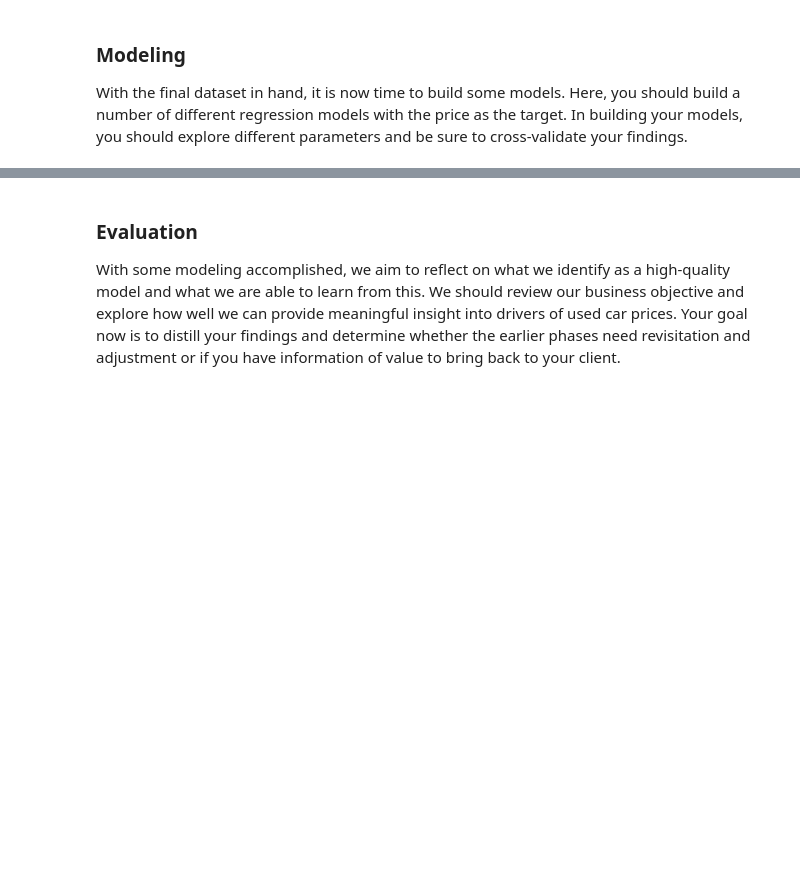
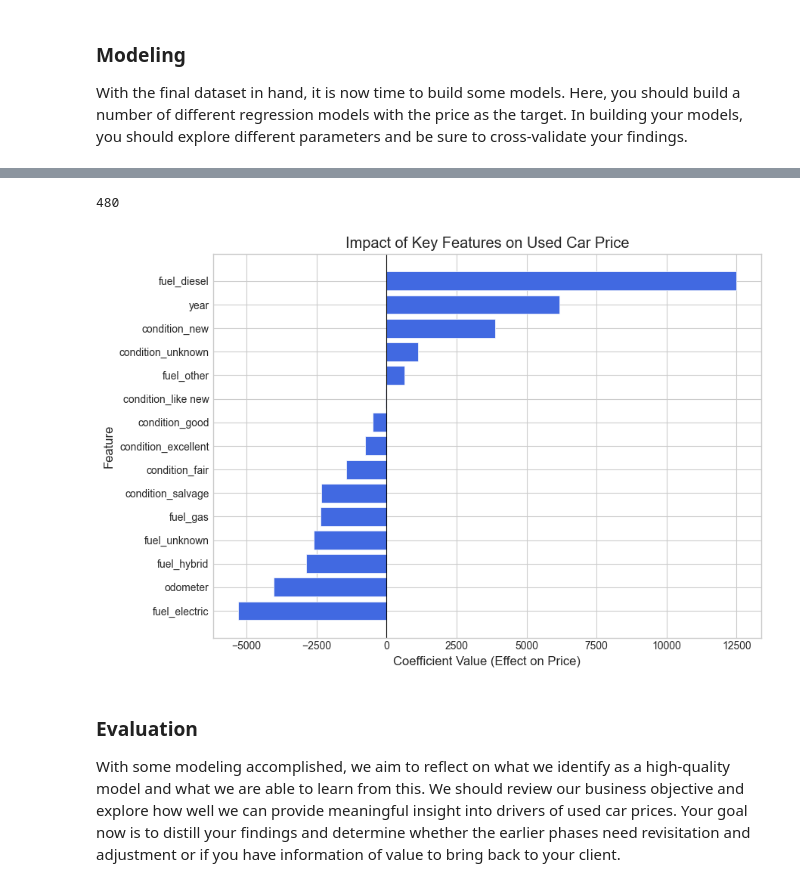
Before and after one commit to RSellathurai/module-11, a Jupyter notebook: prompt_II.ipynb, the cells around one changed output, grey strips where cells are left out. Cells and saved outputs as stored; diff of their text form; code cells hidden in the pictures; blank space fills up the shorter version.

```diff
--- a/prompt_II.ipynb
+++ b/prompt_II.ipynb
@@ -505,12 +505,0 @@ Model Performance Summary
-# %%
-# Fit and evaluate the best model (Random Forest)
-rf = RandomForestRegressor(n_estimators=100, random_state=42)
-rf.fit(X_train_scaled, y_train)
-y_pred = rf.predict(X_test_scaled)
-
-from sklearn.metrics import mean_squared_error, r2_score
-rmse = mean_squared_error(y_test, y_pred, squared=False)
-r2 = r2_score(y_test, y_pred)
-
-print(f"Test RMSE: ${rmse:,.2f}")
-print(f"Test R²: {r2:.4f}")
@@ -520,3 +723,37 @@ Test R²: 0.9127
+# %%
+# Get the top 100 coefficients
+# Create a DataFrame for coefficients
+
+coef_df = pd.DataFrame({'feature': feature_names, 'coefficient': coefficients})
+coef_df['abs_coef'] = coef_df['coefficient'].abs()
+top_coef_df = coef_df.sort_values('abs_coef', ascending=False).head(100)
+
+# Features of interest (exact and all dummies)
+selected_keywords = ['year', 'fuel', 'odometer', 'condition', 'model']
+
+# Select features containing any of the keywords above
+selected_coef_df = coef_df[coef_df['feature'].apply(lambda x: any(key in x for key in selected_keywords))]
+
+# Sort by absolute value if you want most impactful
+selected_coef_df = selected_coef_df.sort_values('abs_coef', ascending=False)
+# %% [output]
+480
+# %%
+# Plotting the coefficients
+
+plot_df = selected_coef_df[['feature', 'coefficient']].copy()
+plot_df = plot_df.sort_values('coefficient', ascending=True)  # Smallest (most negative) on bottom
+
+plt.figure(figsize=(9, 6))
+bars = plt.barh(plot_df['feature'], plot_df['coefficient'], color='royalblue')
+plt.axvline(0, color='black', linewidth=0.8)  # Reference line at 0
+plt.title('Impact of Key Features on Used Car Price')
+plt.xlabel('Coefficient Value (Effect on Price)')
+plt.ylabel('Feature')
+plt.tight_layout()
+plt.show()
+# %% [output]
+[figure, added]
 # %% [markdown]
 ### Evaluation
 
```
Also changed, not shown: parts of 33 cells of this notebook, 22 other files.
